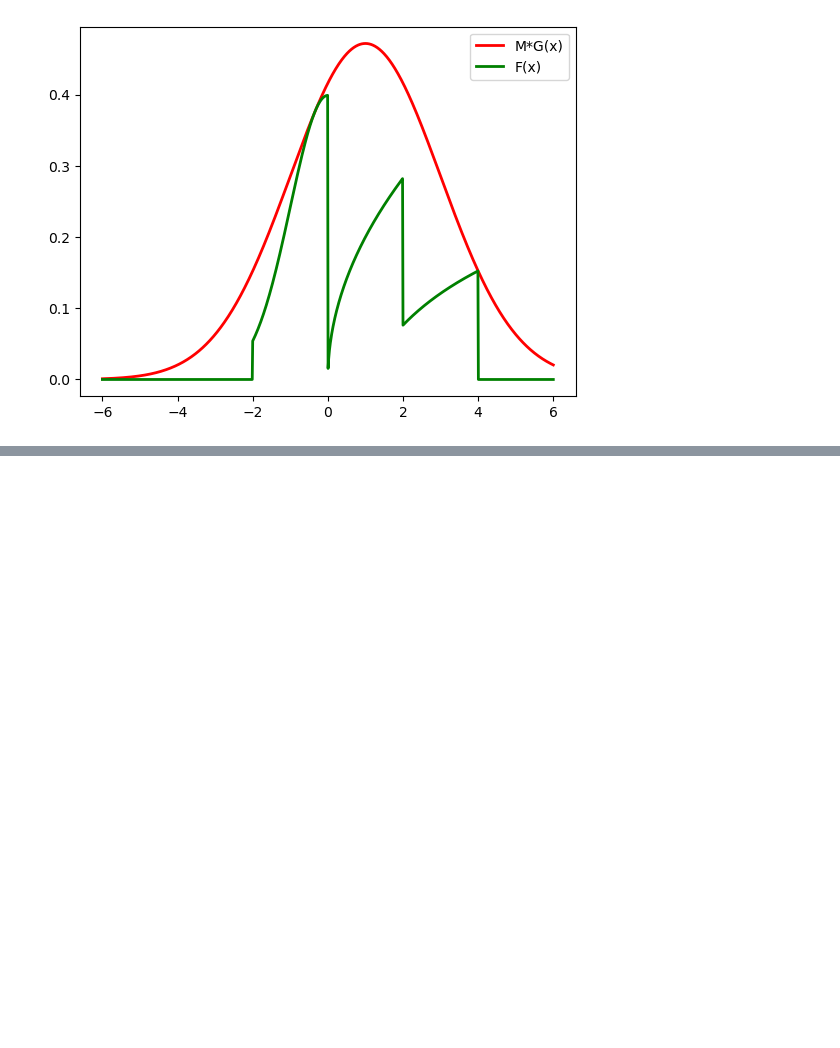
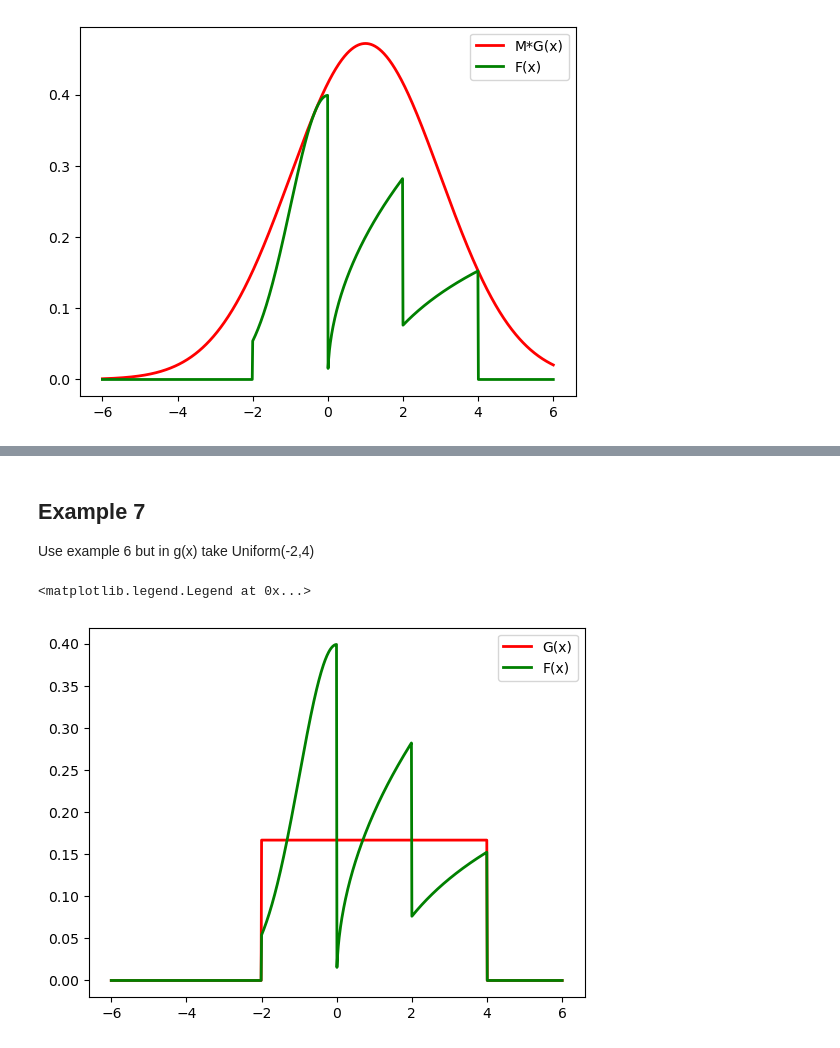
Before and after one commit to aayrapet/MC_simulations, a Jupyter notebook: reject_sampling.ipynb, the cells around one changed output, grey strips where cells are left out. Saved outputs shown, nothing was run; the diff lists cells and outputs as text; code cells hidden in the pictures; blank space fills up the shorter version.

Commit message:
uniform

```diff
--- a/reject_sampling.ipynb
+++ b/reject_sampling.ipynb
@@ -638,0 +646,46 @@ plt.show()
+# %% [markdown]
+## **Example 7**
+
+Use example 6 but in g(x) take Uniform(-2,4)
+# %%
+
+def _f(x):
+    if x < -2:
+        return 0
+    elif x < 0:
+        return stats.norm.pdf(x, loc=0, scale=1)
+    elif x < 2:
+        return 0.2 * np.sqrt(x)
+    elif x < 4:
+        return 0.11 * np.log(x)
+    else:
+        return 0
+
+f = np.vectorize(_f, otypes=[float])
+
+def _g(x,a,b):
+    if ((x<a) or (x>b)) :
+        return 0
+    else:
+        return 1/(b-a)
+
+g = np.vectorize(_g, otypes=[float])
+
+a=-2
+b=4
+number_observations = 1000
+support = (-6, 6)
+support_x = np.linspace(support[0], support[1], number_observations)
+pdf_f = f(support_x)
+#g is pdf so you can use this notation
+pdf_g= g(support_x,a,b)
+
+
+
+plt.plot(support_x, pdf_g, 'r-', lw=2,label="G(x)")  # Add label for legend
+
+plt.plot(support_x, pdf_f, 'g-', lw=2,label="F(x)")
+plt.legend()
+# %% [output]
+<matplotlib.legend.Legend at 0x...>
+[figure, added]
```
Also changed, not shown: parts of 17 cells of this notebook, 1 other file.
